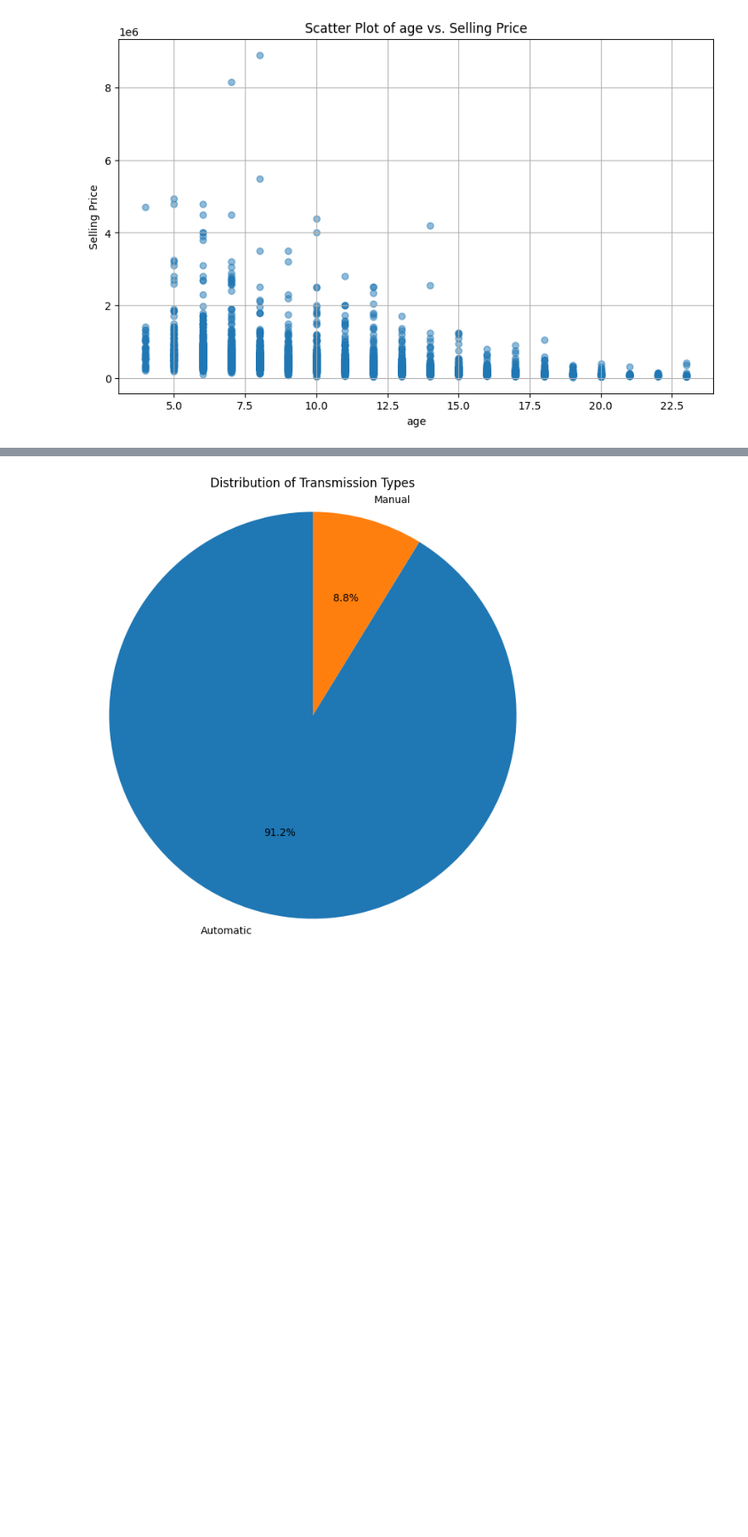
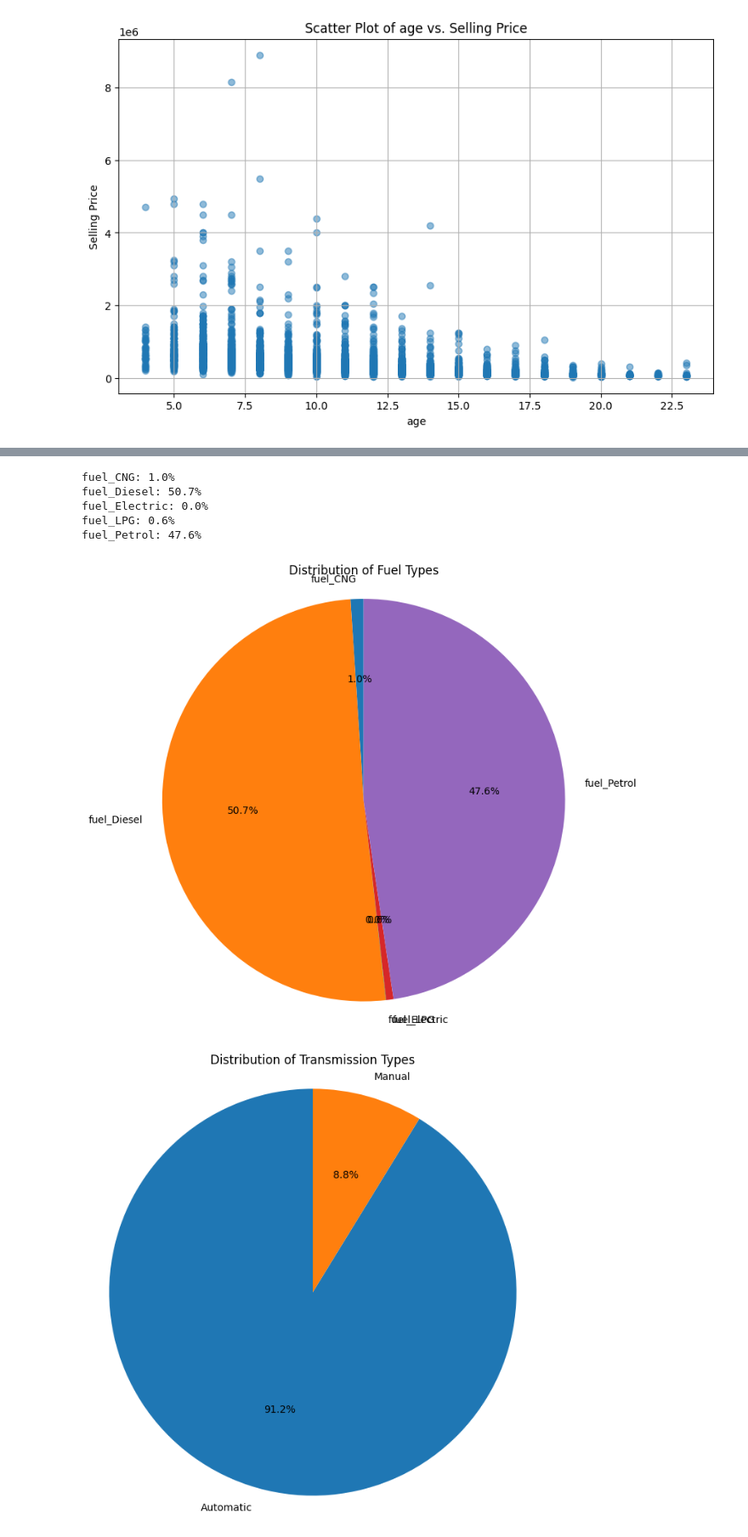
Before and after one commit to vinky0813/6006CEM-ML, a Jupyter notebook: pre_processing.ipynb, the cells around one changed output, grey strips where cells are left out. Shown at 85% size. Cells and saved outputs as stored; diff of their text form; code cells hidden in the pictures; blank space fills up the shorter version.

```diff
--- a/pre_processing.ipynb
+++ b/pre_processing.ipynb
@@ -426,6 +428,11 @@ owner_counts = cleaned_data['owner_encoded'].value_counts()
 
 owner_labels = [owner_mapping[i] for i in owner_counts.index]
 
+total_counts = owner_counts.sum()
+for label, count in zip(owner_labels, owner_counts):
+    percentage = (count / total_counts) * 100
+    print(f"{label}: {percentage:.1f}%")
+
 plt.figure(figsize=(8, 8))
 plt.pie(owner_counts, labels=owner_labels, autopct='%1.1f%%', startangle=90)
 plt.title('Distribution of Owner Types')
@@ -435,12 +447,24 @@ plt.show()
 [figure]
 # %%
 fuel_counts = cleaned_data[['fuel_CNG', 'fuel_Diesel', 'fuel_Electric', 'fuel_LPG', 'fuel_Petrol']].sum()
+
+total_fuel_counts = fuel_counts.sum()
+for fuel_type, count in fuel_counts.items():
+    percentage = (count / total_fuel_counts) * 100
+    print(f"{fuel_type}: {percentage:.1f}%")
 
 plt.figure(figsize=(8, 8))
 plt.pie(fuel_counts, labels=fuel_counts.index, autopct='%1.1f%%', startangle=90)
 plt.title('Distribution of Fuel Types')
 plt.axis('equal')
 plt.show()
+# %% [output]
+fuel_CNG: 1.0%
+fuel_Diesel: 50.7%
+fuel_Electric: 0.0%
+fuel_LPG: 0.6%
+fuel_Petrol: 47.6%
+[figure, added]
 # %%
 transmission_counts = cleaned_data['transmission'].value_counts()
 
```
Also changed, not shown: parts of 2 cells of this notebook, 1 other file.
